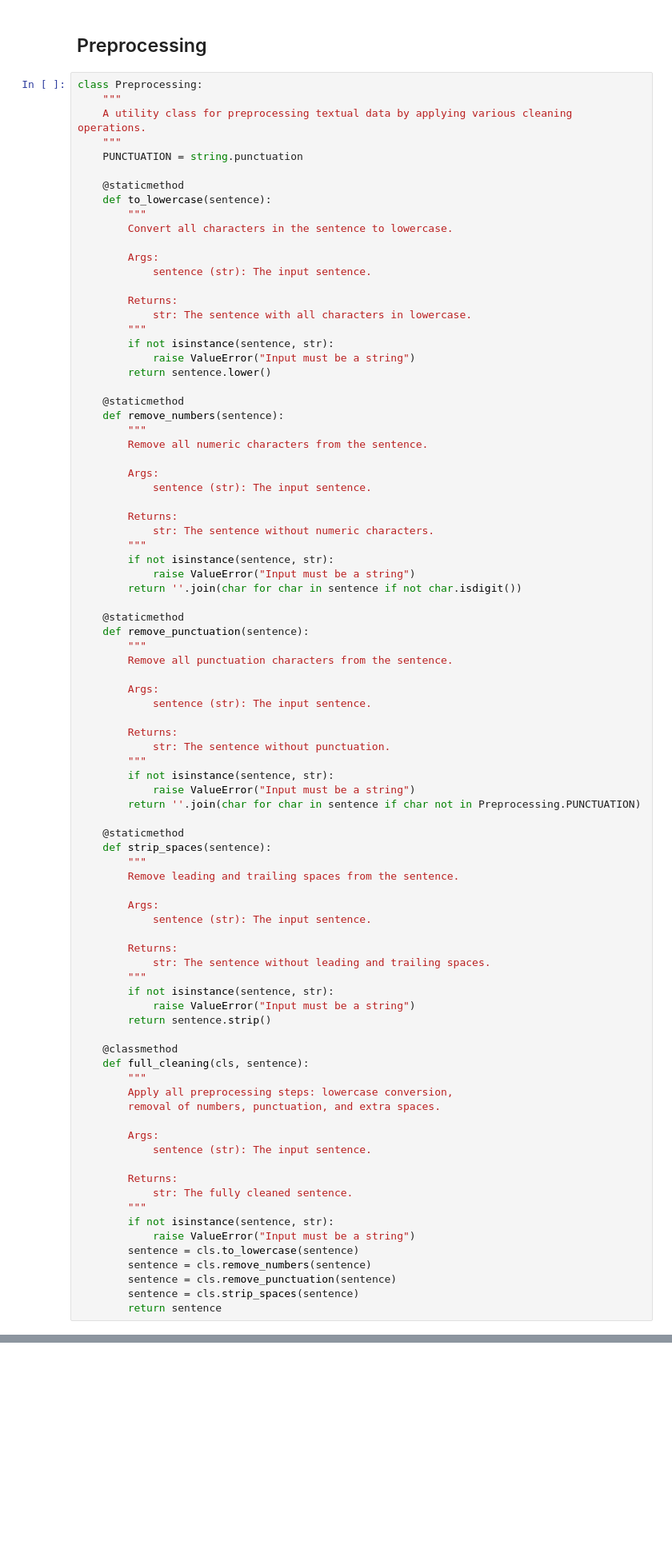
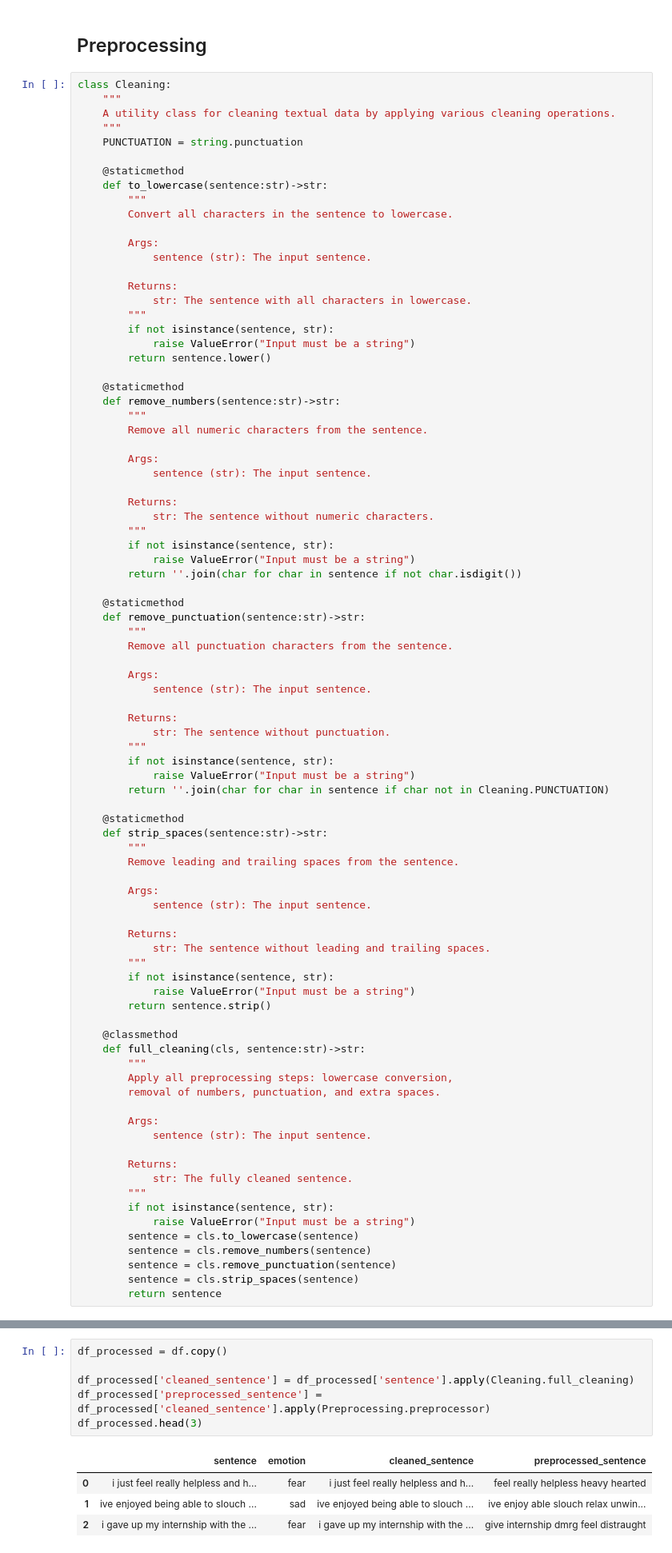
Before and after one commit to brvsf/vibecheck-ai, a Jupyter notebook: Notebook.ipynb, the cells around one changed output, grey strips where cells are left out. Shown: that part at 80% size. Drawn from its saved outputs; the diff is of its cells as text; blank space fills up the shorter version.

```diff
--- a/Notebook.ipynb
+++ b/Notebook.ipynb
@@ -125,14 +139,14 @@ sns.countplot(x = df_balanced['emotion']);
 # %% [markdown]
 ## Preprocessing
 # %%
-class Preprocessing:
+class Cleaning:
     """
-    A utility class for preprocessing textual data by applying various cleaning operations.
+    A utility class for cleaning textual data by applying various cleaning operations.
     """
     PUNCTUATION = string.punctuation
 
     @staticmethod
-    def to_lowercase(sentence):
+    def to_lowercase(sentence:str)->str:
         """
         Convert all characters in the sentence to lowercase.
 
@@ -147,7 +161,7 @@ class Preprocessing:
         return sentence.lower()
 
     @staticmethod
-    def remove_numbers(sentence):
+    def remove_numbers(sentence:str)->str:
         """
         Remove all numeric characters from the sentence.
 
@@ -162,7 +176,7 @@ class Preprocessing:
         return ''.join(char for char in sentence if not char.isdigit())
 
     @staticmethod
-    def remove_punctuation(sentence):
+    def remove_punctuation(sentence:str)->str:
         """
         Remove all punctuation characters from the sentence.
 
@@ -174,10 +188,10 @@ class Preprocessing:
         """
         if not isinstance(sentence, str):
             raise ValueError("Input must be a string")
-        return ''.join(char for char in sentence if char not in Preprocessing.PUNCTUATION)
+        return ''.join(char for char in sentence if char not in Cleaning.PUNCTUATION)
 
     @staticmethod
-    def strip_spaces(sentence):
+    def strip_spaces(sentence:str)->str:
         """
         Remove leading and trailing spaces from the sentence.
 
@@ -192,7 +206,7 @@ class Preprocessing:
         return sentence.strip()
 
     @classmethod
-    def full_cleaning(cls, sentence):
+    def full_cleaning(cls, sentence:str)->str:
         """
         Apply all preprocessing steps: lowercase conversion,
         removal of numbers, punctuation, and extra spaces.
@@ -212,0 +361,11 @@ class Preprocessing:
+# %%
+df_processed = df.copy()
+
+df_processed['cleaned_sentence'] = df_processed['sentence'].apply(Cleaning.full_cleaning)
+df_processed['preprocessed_sentence'] = df_processed['cleaned_sentence'].apply(Preprocessing.preprocessor)
+df_processed.head(3)
+# %% [output]
+|  | sentence | emotion | cleaned_sentence | preprocessed_sentence |
+| 0 | i just feel really helpless and h... | fear | i just feel really helpless and h... | feel really helpless heavy hearted |
+| 1 | ive enjoyed being able to slouch ... | sad | ive enjoyed being able to slouch ... | ive enjoy able slouch relax unwin... |
+| 2 | i gave up my internship with the ... | fear | i gave up my internship with the ... | give internship dmrg feel distraught |
```
Also changed, not shown: parts of 4 cells of this notebook, 1 other file.
